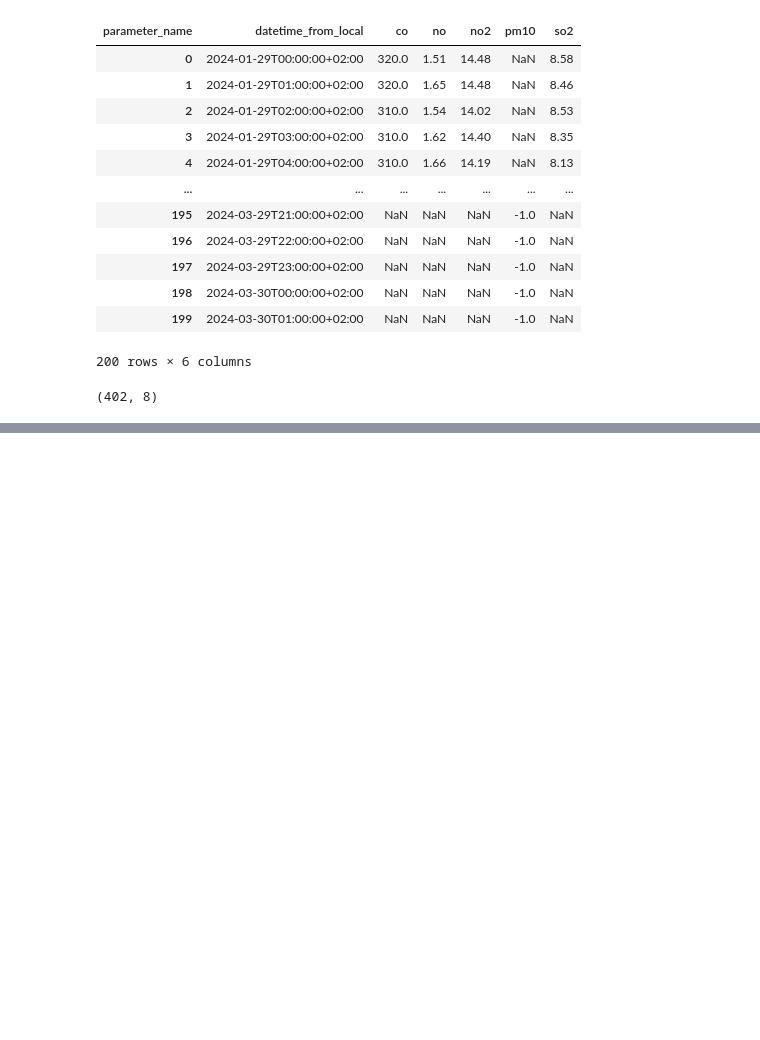
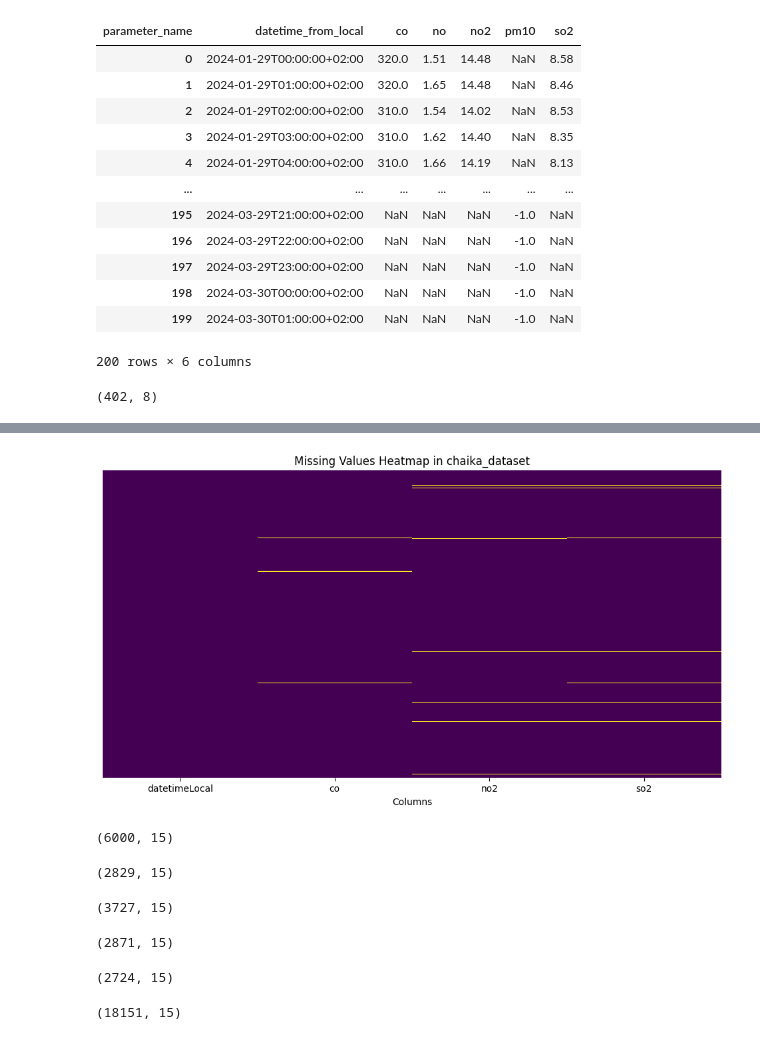
Before and after one commit to ivetkalchev/VarnaAir, a Jupyter notebook: varnaair.ipynb, the cells around one changed output, grey strips where cells are left out. Saved outputs shown, nothing was run; the diff lists cells and outputs as text; code cells hidden in the pictures; blank space fills up the shorter version.

```diff
--- a/varnaair.ipynb
+++ b/varnaair.ipynb
@@ -244,0 +263,2 @@ combined_df.shape
+# %%
+chaika_dataset = pandas.concat([chaika1, chaika2, chaika3, chaika4, chaika5])
@@ -244,0 +269,8 @@ combined_df.shape
+# %%
+chaika_dataset = chaika_dataset.pivot_table(
+    index='datetimeLocal',
+    columns='parameter',
+    values='value'
+).reset_index()
+
+chaika_dataset
@@ -244,0 +291,37 @@ combined_df.shape
+# %%
+plt.figure(figsize=(12, 6))
+sns.heatmap(chaika_dataset.isnull(),
+            cbar=False,
+            cmap='viridis',
+            yticklabels=False)
+
+plt.title('Missing Values Heatmap in chaika_dataset')
+plt.xlabel('Columns')
+plt.show()
+# %% [output]
+[figure, added]
+# %%
+angel1 = pandas.read_csv('datasets/openaq_location_8843_measurments.csv')
+angel1.shape
+# %% [output]
+(6000, 15)
+# %%
+angel2 = pandas.read_csv('datasets/openaq_location_8843_measurments (1).csv')
+angel2.shape
+# %% [output]
+(2829, 15)
+# %%
+angel3 = pandas.read_csv('datasets/openaq_location_8843_measurments (2).csv')
+angel3.shape
+# %% [output]
+(3727, 15)
+# %%
+angel4 = pandas.read_csv('datasets/openaq_location_8843_measurments (3).csv')
+angel4.shape
+# %% [output]
+(2871, 15)
+# %%
+angel5 = pandas.read_csv('datasets/openaq_location_8843_measurments (4).csv')
+angel5.shape
+# %% [output]
+(2724, 15)
@@ -244,0 +330,4 @@ combined_df.shape
+# %%
+angel_dataset.shape
+# %% [output]
+(18151, 15)
```
Also changed, not shown: parts of 30 cells of this notebook, 10 other files.
